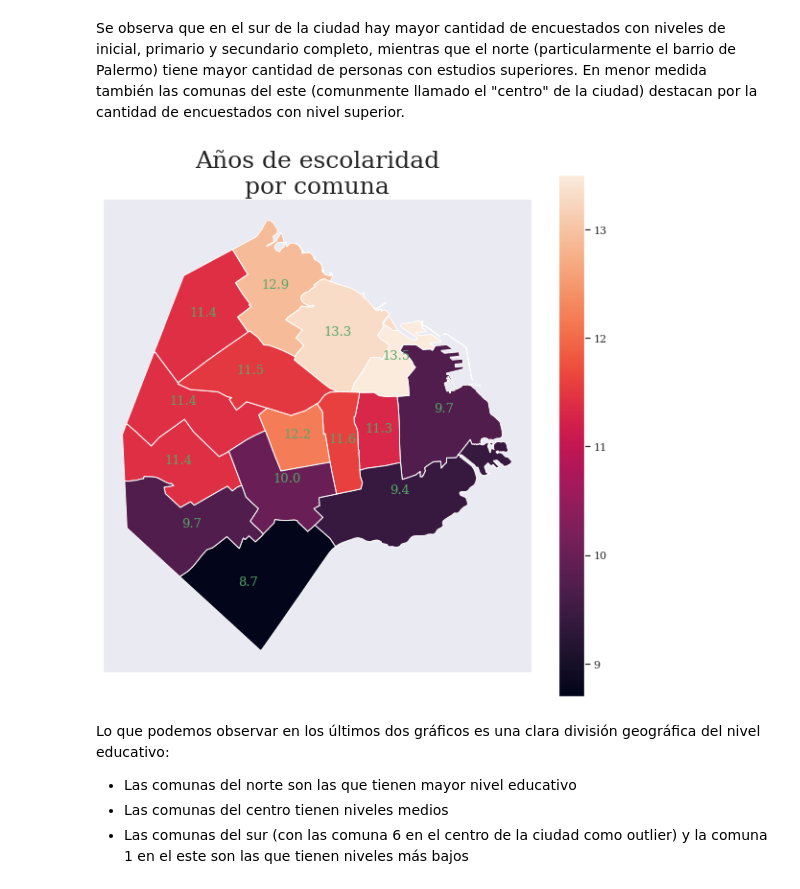
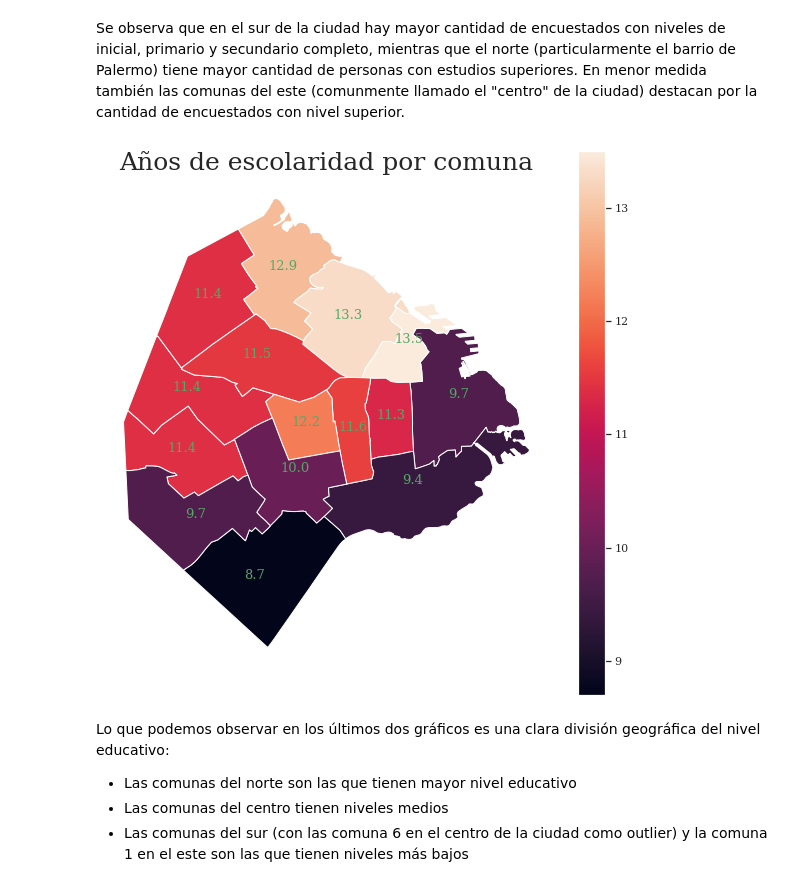
Before and after one commit to JuanMCarini/CoderHouse_DataScience_ProyectoFinal, a Jupyter notebook: Proyecto Final.ipynb, the cells around one changed output. Drawn from its saved outputs; the diff is of its cells as text; code cells hidden in the pictures.

```diff
--- a/Proyecto Final.ipynb
+++ b/Proyecto Final.ipynb
@@ -536,10 +544,13 @@ sns.boxplot(y = 'Target',
             x='ingresos_totales',
             data=df,ax=ax[0]).set(title="Ingresos totales por nivel máximo educativo",
                                   ylabel="Nivel máximo educativo", xlabel="Ingresos totales");
+
 sns.boxplot(y = 'Target',
             x='ingresos_familiares',
             data=df,ax=ax[1]).set(title="Ingresos familiares por nivel máximo educativo",
                                   ylabel="Nivel máximo educativo", xlabel="Ingresos familiares")
 
+plt.rcParams.update({"font.size":9,"axes.titlesize":25,"axes.labelsize":15})
+
 fig.savefig('Informe/Imagenes/ABCatVsNum3.png');
 # %% [output]
@@ -548,13 +559,14 @@ fig.savefig('Informe/Imagenes/ABCatVsNum3.png');
 Ahora probemos sin los outliers, poniendo como tope el percentil 75 del valor de target con mayor valor de ingresos (secundario completo)
 # %%
 fig, ax = plt.subplots(figsize=(22,5))
+plt.rcParams.update({"font.size":9,"axes.titlesize":25,"axes.labelsize":15})
 
 sns.boxplot(data=df[df['ingresos_totales']<(df[df['Target']=='sec_completo']['ingresos_totales'].describe()['75%'])],
          y = 'Target',
          x='ingresos_totales',
          ax=ax).set(title="Ingresos totales por nivel máximo educativo",
-         ylabel="Nivel máximo educativo",
-         xlabel="Ingresos totales")
+                    ylabel="Nivel máximo educativo",
+                    xlabel="Ingresos totales")
 
 fig.savefig('Informe/Imagenes/ABCatVsNum3Bis.png');
 # %% [output]
@@ -563,12 +575,13 @@ fig.savefig('Informe/Imagenes/ABCatVsNum3Bis.png');
 Parece que para el nivel inicial la remoción de outliers en otra categoría sigue siendo insuficiente para mostrar la distribución real de la variable. Echemos un vistazo a los valores de esta categoría.
 # %%
 fig, ax = plt.subplots(figsize=(8,5))
+plt.rcParams.update({"font.size":9,"axes.titlesize":15,"axes.labelsize":15})
 
 sns.histplot(data=df[df['Target']=='inicial'],
              x='ingresos_totales',
-             bins=10).set(title='Igresos totales',
+             bins=10).set(title="Ingresos totales para encuestados del nivel inicial",
                           ylabel="Cantidad de Encuestados",
-                          xlabel="Ingresos totales")
+                          xlabel=etiquetas['ingresos_totales'])
 
 fig.savefig('Informe/Imagenes/ABCatVsNum4.png');
 # %% [output]
@@ -577,6 +590,7 @@ fig.savefig('Informe/Imagenes/ABCatVsNum4.png');
 Logicamente, la enorme mayoría de los ingresos para el valor inicial dan 0, puesto que incluye a personas que en ese momento estaban cursando su educación inicial, por lo que tenían entre 2 y 6 años.
 # %%
 fig, ax = plt.subplots(figsize=(22,5))
+plt.rcParams.update({"font.size":9,"axes.titlesize":25,"axes.labelsize":15})
 
 sns.boxplot(y = 'Target',
             x='ingresos_familiares',
@@ -631,33 +645,34 @@ Se observa que en el sur de la ciudad hay  mayor cantidad de encuestados con niv
 # %%
 #armamos el mismo dataset anterior pero tomando el promedio de cada variable por comuna
 m = gpd.GeoDataFrame(pd.merge(df.groupby("comuna").aggregate(np.mean),
                                     comunas[["COMUNAS","geometry"]],left_on="comuna",right_on="COMUNAS"))
 
 #redondeamos los valores
 m["años_escolaridad"] = round(m["años_escolaridad"],1)
 
 #armamos el gráfico
 fig, ax = plt.subplots(figsize=(10,10))
 
 m.plot(column="años_escolaridad",legend=True,cmap="rocket",
              legend_kwds={'label': ""},ax=ax)
 
 #genero una nueva variable con las coordenadas para poder agregar etiquetas en el centro geográfico de cada comuna
 m['coords'] = m['geometry'].apply(lambda x: x.representative_point().coords[:])
 m['coords'] = [coords[0] for coords in m['coords']]
 
 for idx, row in m.iterrows():
     plt.annotate(row['años_escolaridad'], xy=row['coords'],
                  horizontalalignment='center',size=13,color="g")
 
 #Título y etiquetas de variables
-ax.set_title("Años de escolaridad\npor comuna")
+ax.set_title("Años de escolaridad por comuna")
 ax.get_xaxis().set_visible(False)
 ax.get_yaxis().set_visible(False)
+ax.set_facecolor(color='w')
 
 fig.savefig('Informe/Imagenes/ABCatVsNum7.png');
 # %% [output]
-[figure, old version]
+[figure, new version]
 # %% [markdown]
 Lo que podemos observar en los últimos dos gráficos es una clara división geográfica del nivel educativo:
 
```
Also changed, not shown: parts of 49 cells of this notebook, 4 other files.
